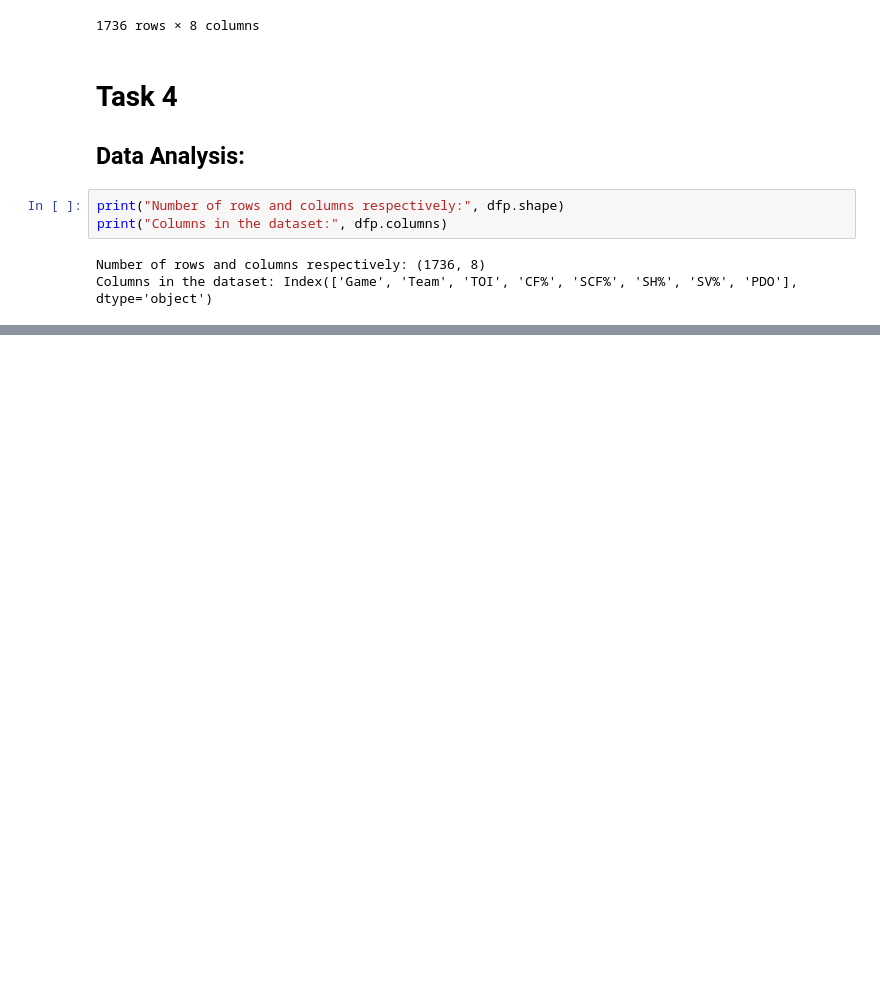
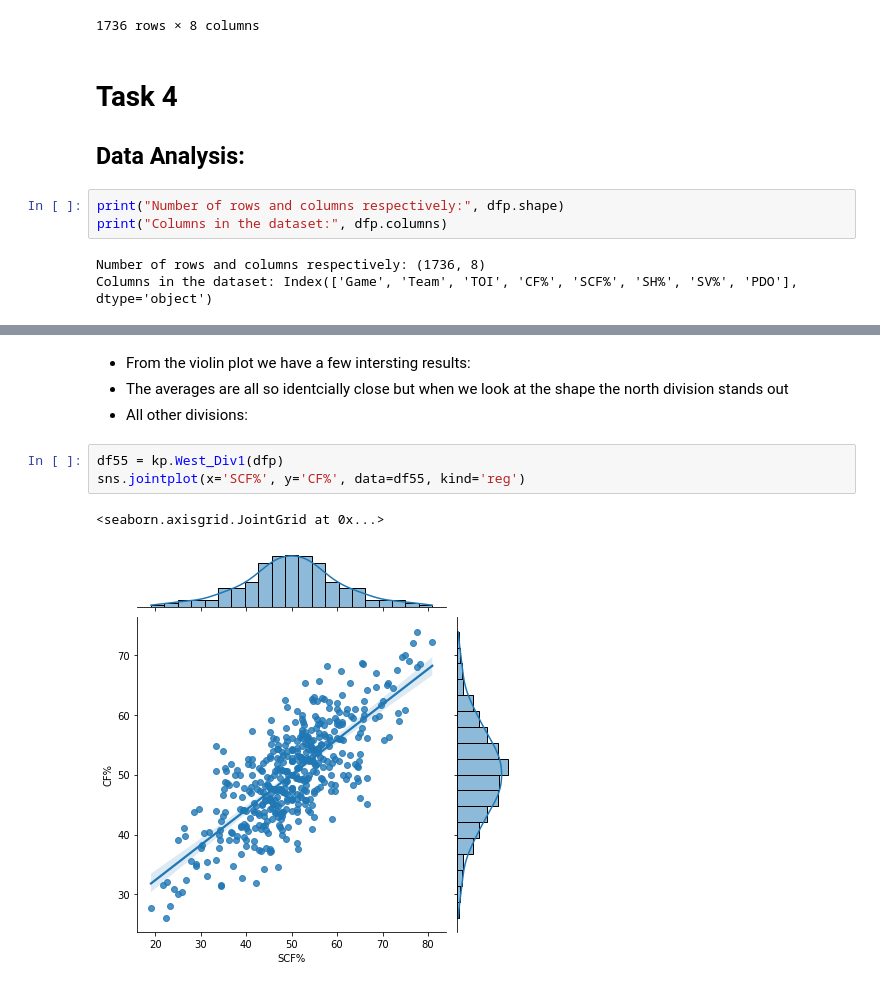
Before and after one commit to data301-2021-winter1/project-group23-project, a Jupyter notebook: notebooks/analysis2.ipynb, the cells around one changed output, grey strips where cells are left out. Drawn from its saved outputs; the diff is of its cells as text; blank space fills up the shorter version.

```diff
--- a/notebooks/analysis2.ipynb
+++ b/notebooks/analysis2.ipynb
@@ -415,0 +420,10 @@ plt.show()
+# %% [markdown]
+ - From the violin plot we have a few intersting results:
+ - The averages are all so identcially close but when we look at the shape the north division stands out
+ - All other divisions:
+# %%
+df55 = kp.West_Div1(dfp)
+sns.jointplot(x='SCF%', y='CF%', data=df55, kind='reg')
+# %% [output]
+<seaborn.axisgrid.JointGrid at 0x...>
+[figure, added]
```
Also changed, not shown: parts of 8 cells of this notebook.
